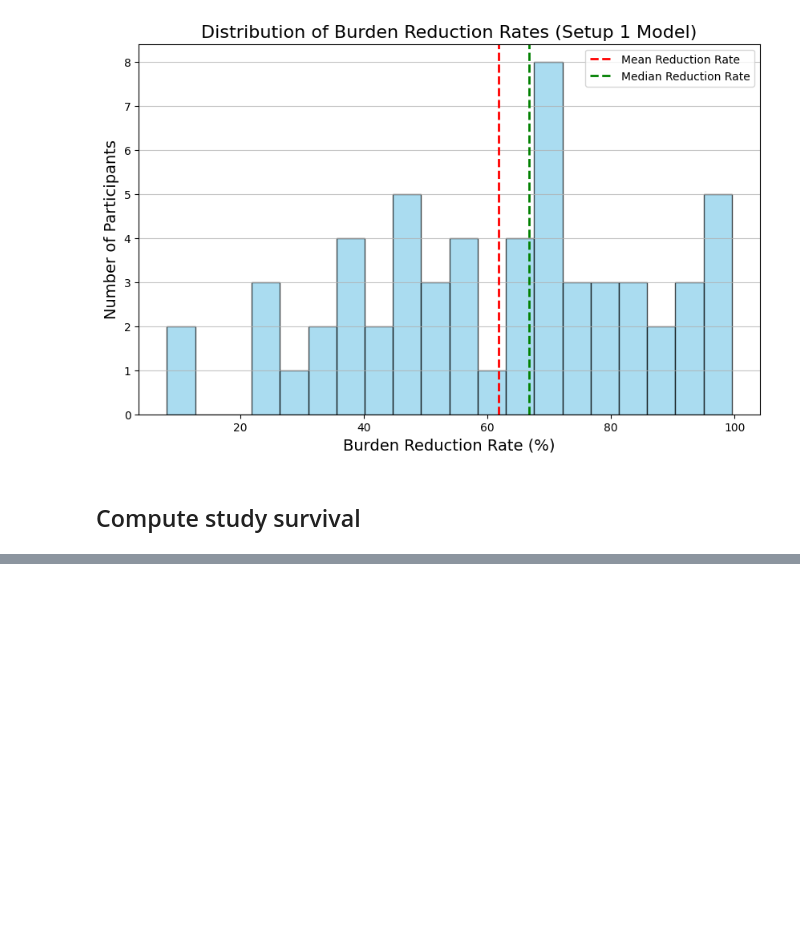
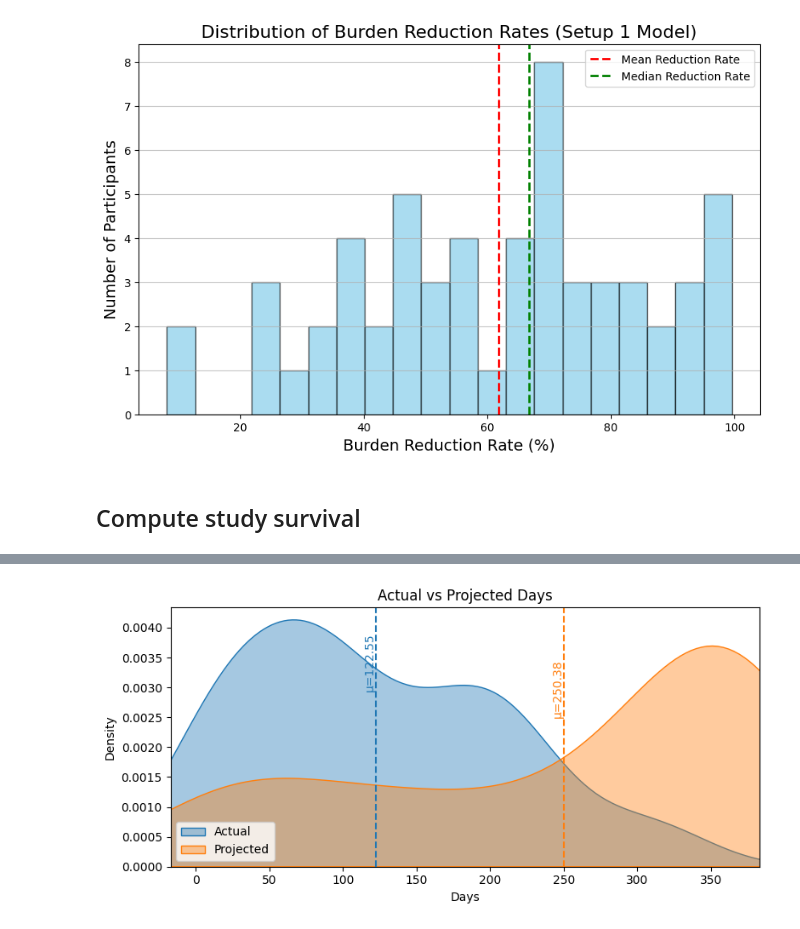
Before and after one commit to adityaponnada/real_time_prompting, a Jupyter notebook: withdrew_general_eval.ipynb, the cells around one changed output, grey strips where cells are left out. Cells and saved outputs as stored; diff of their text form; code cells hidden in the pictures; blank space fills up the shorter version.

```diff
--- a/withdrew_general_eval.ipynb
+++ b/withdrew_general_eval.ipynb
@@ -859,0 +933,5 @@ df_extension_s1
+# %%
+fig = plot_actual_vs_projected_density(df_extension_s1, actual_col='actual_days', projected_col='projected_days', title='Actual vs Projected Days')
+fig.savefig('/Users/adityaponnada/Downloads/time_study_data/actual_vs_projected_density_s1.png')
+# %% [output]
+[figure, added]
```
Also changed, not shown: parts of 7 cells of this notebook.
